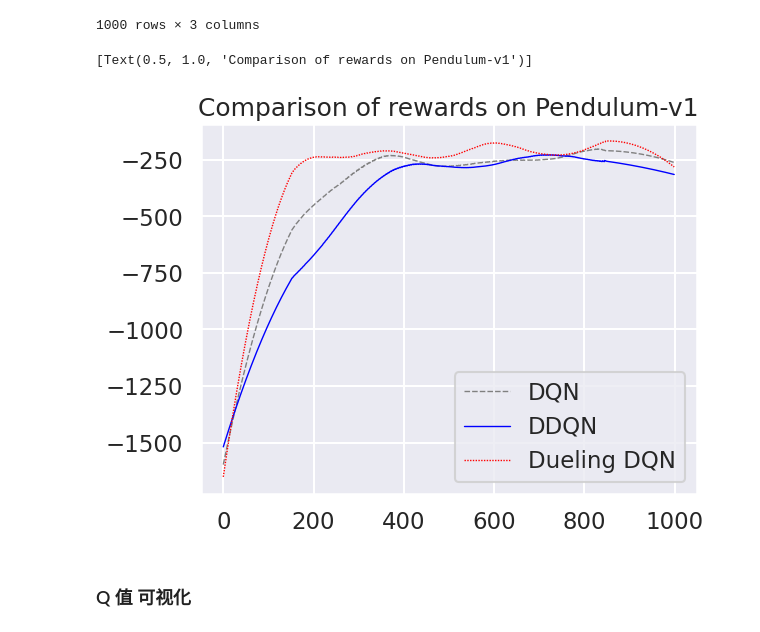
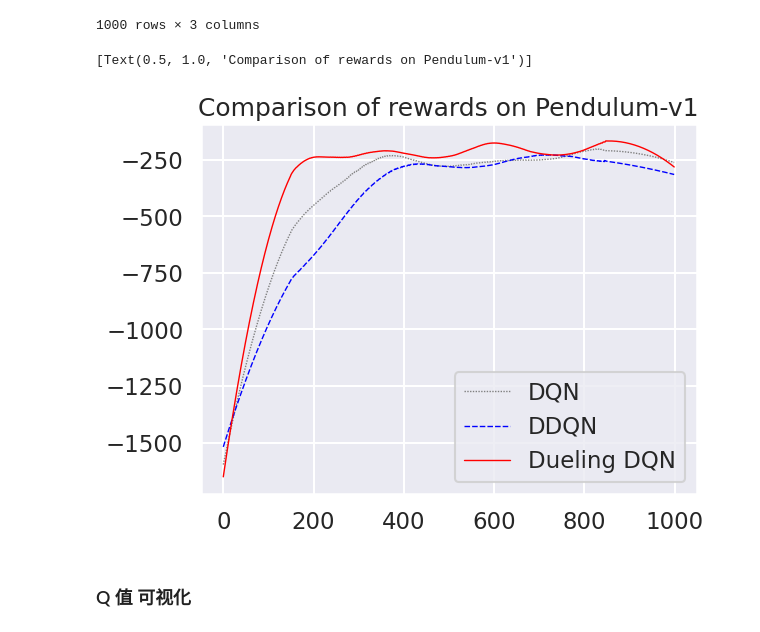
Before and after one commit to Gaoshu-root/Code-related-courses, a Jupyter notebook: RL2024/DQN and its extensions/Dueling_DQN_+_Pendulum_v1〔continuous_action_space〕_(seed).ipynb, the cells around one changed output. Saved outputs shown, nothing was run; the diff lists cells and outputs as text; code cells hidden in the pictures.

```diff
--- a/RL2024/DQN and its extensions/Dueling_DQN_+_Pendulum_v1〔continuous_action_space〕_(seed).ipynb
+++ b/RL2024/DQN and its extensions/Dueling_DQN_+_Pendulum_v1〔continuous_action_space〕_(seed).ipynb
@@ -389,12 +389,12 @@ new_df
 # %%
 # 绘图比较
  # , palette={'DQN':'blue','DDQN':'red'},style_order=['DDQN','DQN']
-sns.lineplot(data=new_df, linewidth=1, palette={'DQN':'gray','DDQN':'blue','Dueling DQN':'red'},style_order=['DDQN','DQN','Dueling DQN']).set(
+sns.lineplot(data=new_df, linewidth=1, palette={'DQN':'gray','DDQN':'blue','Dueling DQN':'red'},style_order=['Dueling DQN','DDQN','DQN']).set(
     title="Comparison of rewards on {}".format(env_name)
 )
 # %% [output]
 [Text(0.5, 1.0, 'Comparison of rewards on Pendulum-v1')]
-[figure, old version]
+[figure, new version]
 # %% [markdown]
 ### Q 值 可视化
 # %%
```
Also changed, not shown: parts of 1 cell of this notebook.
